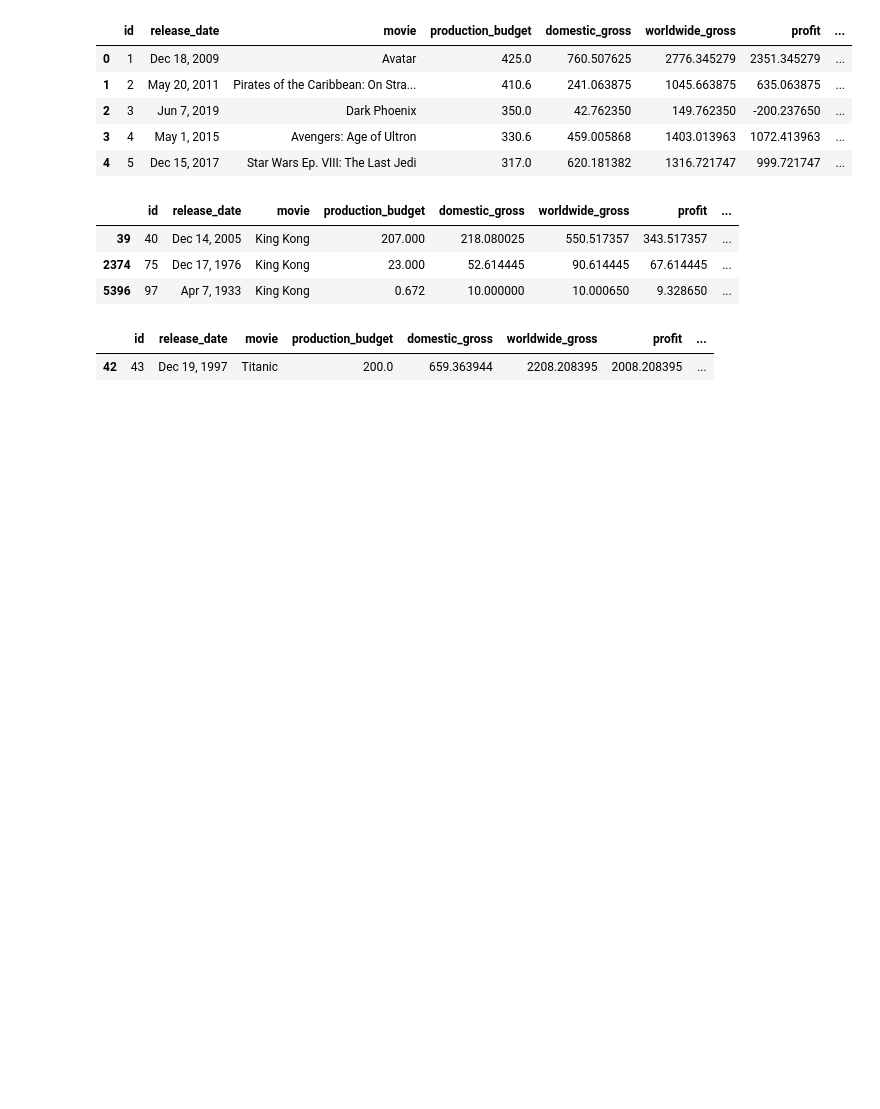
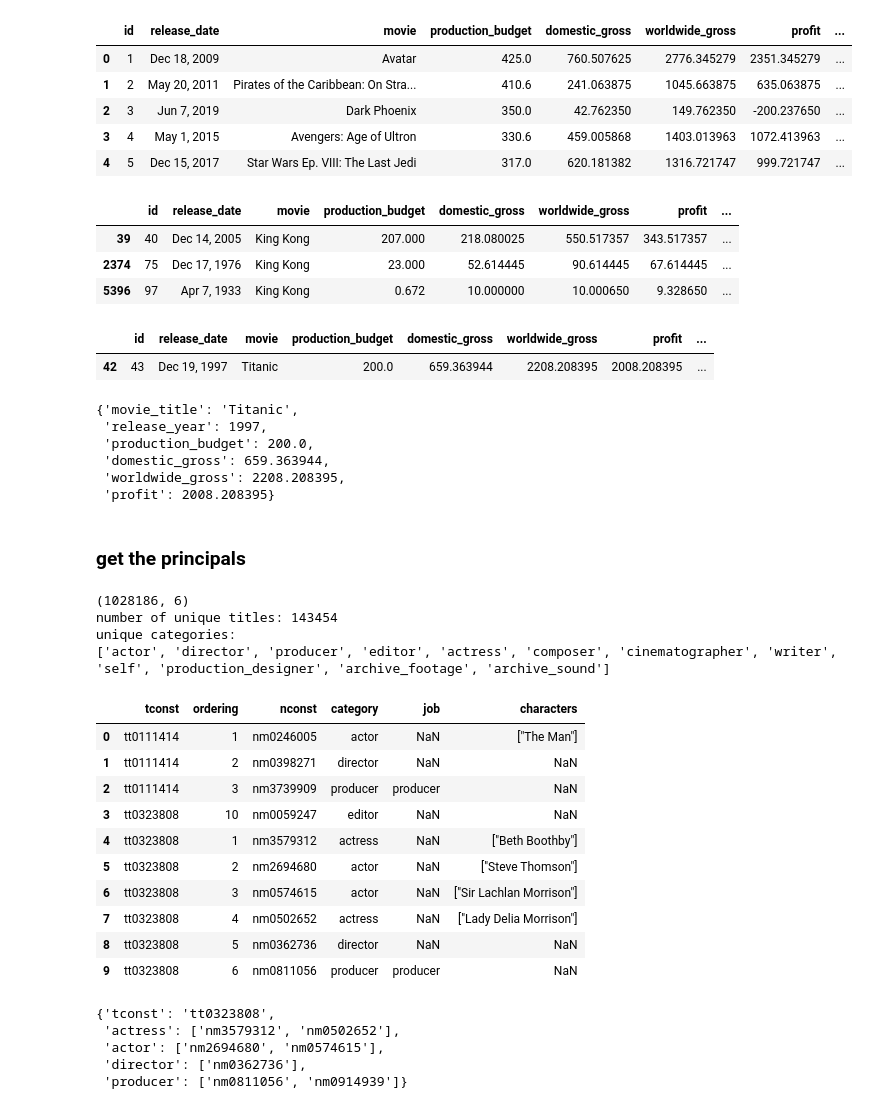
Before and after one commit to jagan-singh/Movie-Analysis-Mod1, a Jupyter notebook: student.ipynb, the cells around one changed output. Cells and saved outputs as stored; diff of their text form; code cells hidden in the pictures; blank space fills up the shorter version.

```diff
--- a/student.ipynb
+++ b/student.ipynb
@@ -218,3 +188,38 @@ for i in range(tn_movie_budgets.shape[0]):
             'worldwide_gross' : tn_movie_budgets['worldwide_gross'].loc[i],
             'profit' : tn_movie_budgets['profit'].loc[i],
     }
+# %%
+profit_dict['Titanic']
+# %% [output]
+{'movie_title': 'Titanic',
+ 'release_year': 1997,
+ 'production_budget': 200.0,
+ 'domestic_gross': 659.363944,
+ 'worldwide_gross': 2208.208395,
+ 'profit': 2008.208395}
+# %% [markdown]
+###  get the principals
+# %%
+imdb_title_principals = pd.read_csv('zippedData/imdb.title.principals.csv.gz',compression='gzip')
+print(imdb_title_principals.shape)
+print('number of unique titles: ' + str(len(list(imdb_title_principals.tconst.unique()))))
+print('unique categories:')
+print(list(imdb_title_principals.category.unique()))
+imdb_title_principals.head(10)
+#list(imdb_title_principals.columns)
+# %% [output]
+(1028186, 6)
+number of unique titles: 143454
+unique categories:
+['actor', 'director', 'producer', 'editor', 'actress', 'composer', 'cinematographer', 'writer', 'self', 'production_designer', 'archive_footage', 'archive_sound']
+|  | tconst | ordering | nconst | category | job | characters |
+| 0 | tt0111414 | 1 | nm0246005 | actor | NaN | ["The Man"] |
+| 1 | tt0111414 | 2 | nm0398271 | director | NaN | NaN |
+| 2 | tt0111414 | 3 | nm3739909 | producer | producer | NaN |
+| 3 | tt0323808 | 10 | nm0059247 | editor | NaN | NaN |
+| 4 | tt0323808 | 1 | nm3579312 | actress | NaN | ["Beth Boothby"] |
+| 5 | tt0323808 | 2 | nm2694680 | actor | NaN | ["Steve Thomson"] |
+| 6 | tt0323808 | 3 | nm0574615 | actor | NaN | ["Sir Lachlan Morrison"] |
+| 7 | tt0323808 | 4 | nm0502652 | actress | NaN | ["Lady Delia Morrison"] |
+| 8 | tt0323808 | 5 | nm0362736 | director | NaN | NaN |
+| 9 | tt0323808 | 6 | nm0811056 | producer | producer | NaN |
@@ -220,0 +249,8 @@ for i in range(tn_movie_budgets.shape[0]):
+# %%
+principals_dict['tt0323808']
+# %% [output]
+{'tconst': 'tt0323808',
+ 'actress': ['nm3579312', 'nm0502652'],
+ 'actor': ['nm2694680', 'nm0574615'],
+ 'director': ['nm0362736'],
+ 'producer': ['nm0811056', 'nm0914939']}
```
Also changed, not shown: parts of 41 cells of this notebook.
